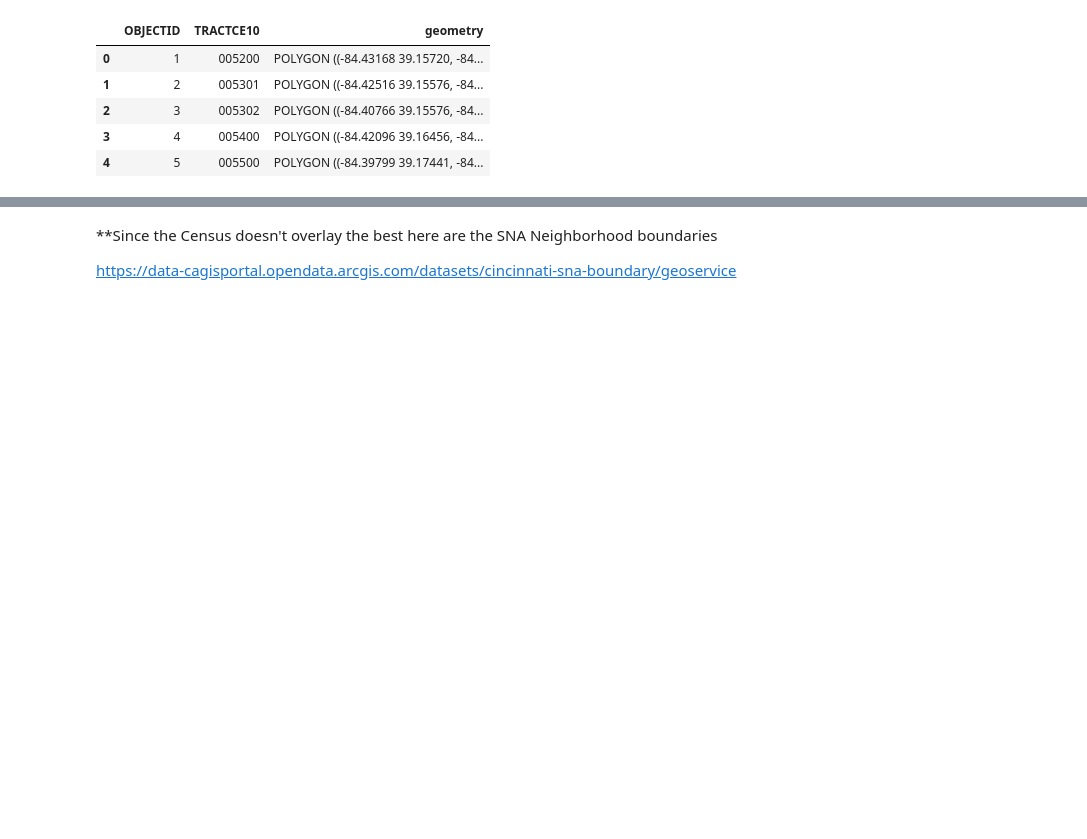
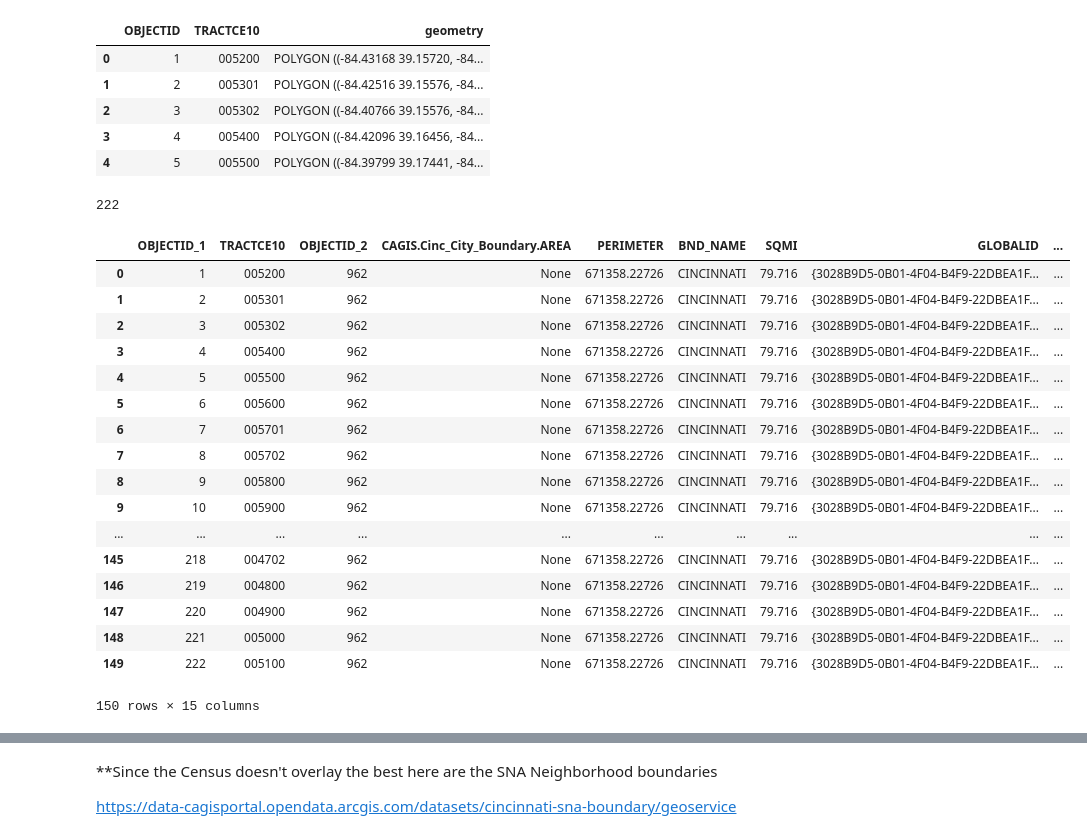
Before and after one commit to akinbule/OpioidsWastewaterPilot, a Jupyter notebook: CincinnatiDataMMW.ipynb, the cells around one changed output, grey strips where cells are left out. Saved outputs shown, nothing was run; the diff lists cells and outputs as text; code cells hidden in the pictures; blank space fills up the shorter version.

```diff
--- a/CincinnatiDataMMW.ipynb
+++ b/CincinnatiDataMMW.ipynb
@@ -69,3 +69,7 @@ cinci_census.head()
 | 2 | 3 | 005302 | POLYGON ((-84.40766 39.15576, -84... |
 | 3 | 4 | 005400 | POLYGON ((-84.42096 39.16456, -84... |
 | 4 | 5 | 005500 | POLYGON ((-84.39799 39.17441, -84... |
+# %%
+len(cinci_census)
+# %% [output]
+222
@@ -79,3 +101,24 @@ with open('DataFiles/SpatialAreas/CincinnatiCityBoundary.pkl', 'wb') as pkl_file
     pkl.dump(cinbdry, pkl_file)
 # %%
 res_intersection = gpd.overlay(cinci_census, cinbdry, how='intersection')
+
+res_intersection
+# %% [output]
+|  | OBJECTID_1 | TRACTCE10 | OBJECTID_2 | CAGIS.Cinc_City_Boundary.AREA | PERIMETER | BND_NAME | SQMI | GLOBALID | ... |
+| 0 | 1 | 005200 | 962 | None | 671358.22726 | CINCINNATI | 79.716 | {3028B9D5-0B01-4F04-B4F9-22DBEA1F... | ... |
+| 1 | 2 | 005301 | 962 | None | 671358.22726 | CINCINNATI | 79.716 | {3028B9D5-0B01-4F04-B4F9-22DBEA1F... | ... |
+| 2 | 3 | 005302 | 962 | None | 671358.22726 | CINCINNATI | 79.716 | {3028B9D5-0B01-4F04-B4F9-22DBEA1F... | ... |
+| 3 | 4 | 005400 | 962 | None | 671358.22726 | CINCINNATI | 79.716 | {3028B9D5-0B01-4F04-B4F9-22DBEA1F... | ... |
+| 4 | 5 | 005500 | 962 | None | 671358.22726 | CINCINNATI | 79.716 | {3028B9D5-0B01-4F04-B4F9-22DBEA1F... | ... |
+| 5 | 6 | 005600 | 962 | None | 671358.22726 | CINCINNATI | 79.716 | {3028B9D5-0B01-4F04-B4F9-22DBEA1F... | ... |
+| 6 | 7 | 005701 | 962 | None | 671358.22726 | CINCINNATI | 79.716 | {3028B9D5-0B01-4F04-B4F9-22DBEA1F... | ... |
+| 7 | 8 | 005702 | 962 | None | 671358.22726 | CINCINNATI | 79.716 | {3028B9D5-0B01-4F04-B4F9-22DBEA1F... | ... |
+| 8 | 9 | 005800 | 962 | None | 671358.22726 | CINCINNATI | 79.716 | {3028B9D5-0B01-4F04-B4F9-22DBEA1F... | ... |
+| 9 | 10 | 005900 | 962 | None | 671358.22726 | CINCINNATI | 79.716 | {3028B9D5-0B01-4F04-B4F9-22DBEA1F... | ... |
+| ... | ... | ... | ... | ... | ... | ... | ... | ... | ... |
+| 145 | 218 | 004702 | 962 | None | 671358.22726 | CINCINNATI | 79.716 | {3028B9D5-0B01-4F04-B4F9-22DBEA1F... | ... |
+| 146 | 219 | 004800 | 962 | None | 671358.22726 | CINCINNATI | 79.716 | {3028B9D5-0B01-4F04-B4F9-22DBEA1F... | ... |
+| 147 | 220 | 004900 | 962 | None | 671358.22726 | CINCINNATI | 79.716 | {3028B9D5-0B01-4F04-B4F9-22DBEA1F... | ... |
+| 148 | 221 | 005000 | 962 | None | 671358.22726 | CINCINNATI | 79.716 | {3028B9D5-0B01-4F04-B4F9-22DBEA1F... | ... |
+| 149 | 222 | 005100 | 962 | None | 671358.22726 | CINCINNATI | 79.716 | {3028B9D5-0B01-4F04-B4F9-22DBEA1F... | ... |
+150 rows × 15 columns
```
Also changed, not shown: parts of 15 cells of this notebook, 9 other files.
